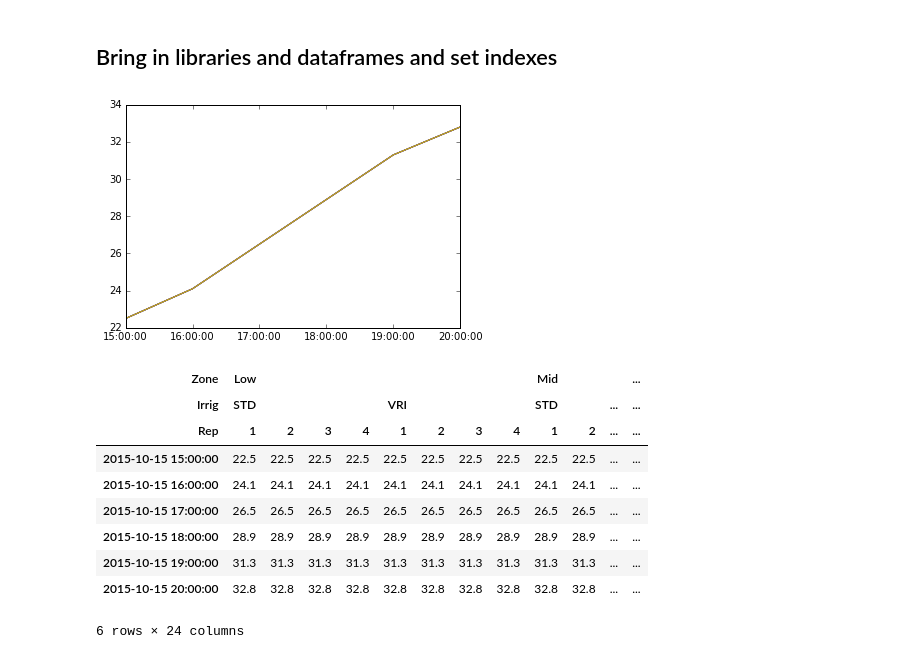
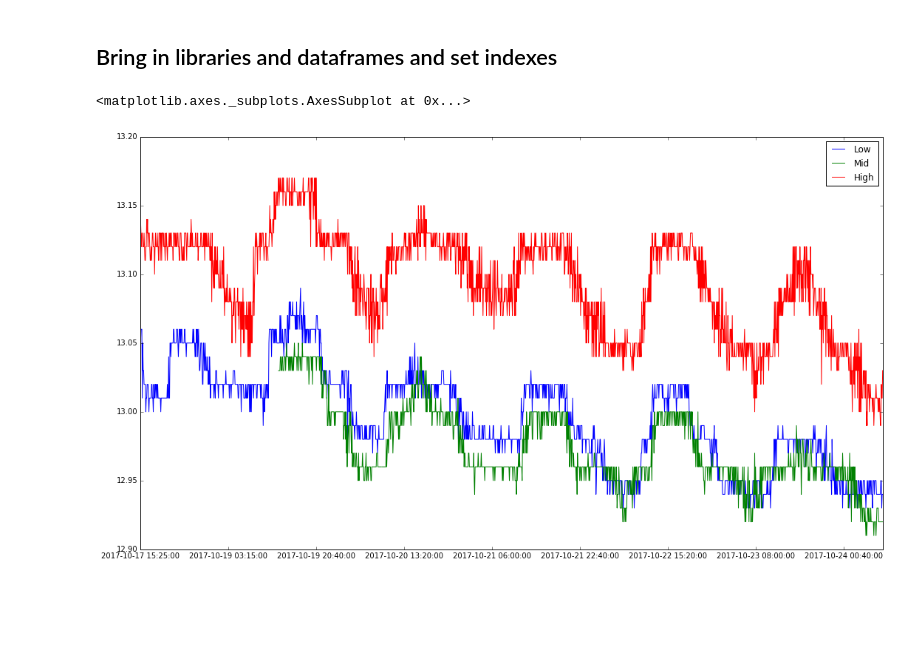
Before and after one commit to PlantandFoodResearch/MVI, a Jupyter notebook: RA1.3/GetIRRData.ipynb, the cells around one changed output. Drawn from its saved outputs; the diff is of its cells as text; code cells hidden in the pictures; blank space fills up the shorter version.

```diff
--- a/RA1.3/GetIRRData.ipynb
+++ b/RA1.3/GetIRRData.ipynb
@@ -6,6 +6,7 @@ import pandas as pd
 import numpy as np
 import matplotlib.pyplot as plt
 %matplotlib inline
+from datetime import timedelta
 
 #Get Experiment index
 Layout = pd.read_excel('K:\CPDiary\Data\BaxtersMVI\TrialLayout.xlsx',index_col='Plot')
@@ -16,7 +17,7 @@ LowWHCZoneIndex.ix[:,'Zone'] = [Layout.ix[x,'Zone'] for x in LowWHCZoneIndex.Plo
 LowWHCZoneIndex.ix[:,'Irrig'] = [Layout.ix[x,'Irrig'] for x in LowWHCZoneIndex.Plot]
 LowWHCZoneIndex.ix[:,'Rep'] = [Layout.ix[x,'Rep'] for x in LowWHCZoneIndex.Plot]
 #Get Data for Mid Zone
-LowWHCZoneData=pd.read_csv('K:\CPDiary\Data\BaxtersMVI\TestData\MockBaxtersLowWHCZone.dat', skiprows = [0,2,3], index_col = 0)
+LowWHCZoneData=pd.read_csv('K:\CPDiary\Data\BaxtersMVI\LoggedData\BaxtersLowWHCZone.dat', skiprows = [0,2,3], index_col = 0,na_values='NAN')
 #join Data with index
 LowWHCZoneDataTransposed = LowWHCZoneData.transpose()
 LowWHCZoneMerged = pd.concat([LowWHCZoneIndex,LowWHCZoneDataTransposed],axis=1)
@@ -26,6 +27,9 @@ LowWHCZoneMerged.set_index(['Measurement','Zone','Irrig','Rep'],inplace=True,dro
 LowWHCZoneAll = LowWHCZoneMerged.transpose()
 LowWHCZoneTs = LowWHCZoneAll.ix[7:,LowWHCZoneAll.ix['Measurement',:]=='IR_SurfaceTemp'].copy()
 LowWHCZoneTs.columns = LowWHCZoneTs.columns.droplevel(0)
+LowWHCZoneTb = LowWHCZoneAll.ix[7:,LowWHCZoneAll.ix['Measurement',:]=='IR_SensorBodyTemp'].copy()
+LowWHCZoneTb.columns = LowWHCZoneTb.columns.droplevel(0)
+LowWHCZoneBattery = LowWHCZoneAll.ix[:,'BatteryVoltage']
 
 #Set up index for Mid Zone
 MidWHCZoneIndex = pd.read_excel('K:\CPDiary\Data\BaxtersMVI\LoggedData\IndexFiles\BaxtersMidWHCZone.xlsx', index_col=0)
@@ -33,7 +37,7 @@ MidWHCZoneIndex.ix[:,'Zone'] = [Layout.ix[x,'Zone'] for x in MidWHCZoneIndex.Plo
 MidWHCZoneIndex.ix[:,'Irrig'] = [Layout.ix[x,'Irrig'] for x in MidWHCZoneIndex.Plot]
 MidWHCZoneIndex.ix[:,'Rep'] = [Layout.ix[x,'Rep'] for x in MidWHCZoneIndex.Plot]
 #Get Data for Mid Zone
-MidWHCZoneData=pd.read_csv('K:\CPDiary\Data\BaxtersMVI\TestData\MockBaxtersMidWHCZone.dat', skiprows = [0,2,3], index_col = 0)
+MidWHCZoneData=pd.read_csv('K:\CPDiary\Data\BaxtersMVI\LoggedData\BaxtersMidWHCZone.dat', skiprows = [0,2,3], index_col = 0, na_values='NAN')
 #join Data with index
 MidWHCZoneDataTransposed = MidWHCZoneData.transpose()
 MidWHCZoneMerged = pd.concat([MidWHCZoneIndex,MidWHCZoneDataTransposed],axis=1)
@@ -41,11 +45,14 @@ MidWHCZoneMerged = pd.concat([MidWHCZoneIndex,MidWHCZoneDataTransposed],axis=1)
 MidWHCZoneMerged.index.name = 'ColumnHeader'
 MidWHCZoneMerged.set_index(['Measurement','Zone','Irrig','Rep'],inplace=True,drop=False)
 MidWHCZoneAll = MidWHCZoneMerged.transpose()
-#MidWHCZoneAll.index = MidWHCZoneAll.index.to_datetime()
-MetData = MidWHCZoneAll.ix[7:,['AirTemp','RelativeHumidity','RadnMJ','RadnW','Rain','Wind']].copy()
+MetData = MidWHCZoneAll.ix[7:,['AirTemp','RelativeHumidity','RadnMJ','RadnW','Rain']].copy()
 MetData.columns = MetData.columns.droplevel([1,2,3])
+MetData.index = MetData.index.to_datetime()
 MidWHCZoneTs = MidWHCZoneAll.ix[7:,MidWHCZoneAll.ix['Measurement',:]=='IR_SurfaceTemp'].copy()
 MidWHCZoneTs.columns = MidWHCZoneTs.columns.droplevel(0)
+MidWHCZoneTb = MidWHCZoneAll.ix[7:,MidWHCZoneAll.ix['Measurement',:]=='IR_SensorBodyTemp'].copy()
+MidWHCZoneTb.columns = MidWHCZoneTb.columns.droplevel(0)
+MidWHCZoneBattery = MidWHCZoneAll.ix[:,'BatteryVoltage']
 
 #Set up index for High Zone
 HighWHCZoneIndex = pd.read_excel('K:\CPDiary\Data\BaxtersMVI\LoggedData\IndexFiles\BaxtersHighWHCZone.xlsx', index_col=0)
@@ -53,7 +60,7 @@ HighWHCZoneIndex.ix[:,'Zone'] = [Layout.ix[x,'Zone'] for x in HighWHCZoneIndex.P
 HighWHCZoneIndex.ix[:,'Irrig'] = [Layout.ix[x,'Irrig'] for x in HighWHCZoneIndex.Plot]
 HighWHCZoneIndex.ix[:,'Rep'] = [Layout.ix[x,'Rep'] for x in HighWHCZoneIndex.Plot]
 #Get Data for Mid Zone
-HighWHCZoneData=pd.read_csv('K:\CPDiary\Data\BaxtersMVI\TestData\MockBaxtersHighWHCZone.dat', skiprows = [0,2,3], index_col = 0)
+HighWHCZoneData=pd.read_csv('K:\CPDiary\Data\BaxtersMVI\LoggedData\BaxtersHighWHCZone.dat', skiprows = [0,2,3], index_col = 0,na_values='NAN')
 #join Data with index
 HighWHCZoneDataTransposed = HighWHCZoneData.transpose()
 HighWHCZoneMerged = pd.concat([HighWHCZoneIndex,HighWHCZoneDataTransposed],axis=1)
@@ -63,37 +70,44 @@ HighWHCZoneMerged.set_index(['Measurement','Zone','Irrig','Rep'],inplace=True,dr
 HighWHCZoneAll = HighWHCZoneMerged.transpose()
 HighWHCZoneTs = HighWHCZoneAll.ix[7:,HighWHCZoneAll.ix['Measurement',:]=='IR_SurfaceTemp'].copy()
 HighWHCZoneTs.columns = HighWHCZoneTs.columns.droplevel(0)
+HighWHCZoneTb = HighWHCZoneAll.ix[7:,HighWHCZoneAll.ix['Measurement',:]=='IR_SensorBodyTemp'].copy()
+HighWHCZoneTb.columns = HighWHCZoneTb.columns.droplevel(0)
+HighWHCZoneBattery = HighWHCZoneAll.ix[:,'BatteryVoltage']
 
 #Join everything together and get the formats all right
 Zones = ['Low','Mid','High']
 Irrigs = ['STD','VRI']
 Reps = [1,2,3,4]
+colors = ['r','r','g','g','b','b']
+lines = ['--','-','--','-','--','-']
 ExptIndex = pd.MultiIndex.from_product([Zones, Irrigs, Reps], names = ['Zone', 'Irrig', 'Rep'])
 SurfaceTemp = pd.DataFrame(index = LowWHCZoneTs.index, columns = ExptIndex)
 SurfaceTemp.update(LowWHCZoneTs)
 SurfaceTemp.update(MidWHCZoneTs)
 SurfaceTemp.update(HighWHCZoneTs)
 SurfaceTemp.index = SurfaceTemp.index.to_datetime()
+SurfaceTemp.dropna(inplace=True)
 for plot in SurfaceTemp.columns:
     SurfaceTemp.ix[:,plot] = pd.to_numeric(SurfaceTemp.ix[:,plot])
 HourlySurfaceTemp = SurfaceTemp.resample('H').mean()
 SurfaceTempMeans = HourlySurfaceTemp.groupby(level=['Zone','Irrig'],axis=1).mean()
+
+SensorTemp = pd.DataFrame(index = LowWHCZoneTb.index, columns = ExptIndex)
+SensorTemp.update(LowWHCZoneTb)
+SensorTemp.update(MidWHCZoneTb)
+SensorTemp.update(HighWHCZoneTb)
+SensorTemp.index = SensorTemp.index.to_datetime()
+SensorTemp.dropna(inplace=True)
+
+BatteryVoltage = pd.DataFrame(index = LowWHCZoneBattery.index,columns = ['Low','Mid','High'])
+BatteryVoltage.ix[:,'Low'] = LowWHCZoneBattery
+BatteryVoltage.ix[:,'Mid'] = MidWHCZoneBattery
+BatteryVoltage.ix[:,'High'] = HighWHCZoneBattery
+
+Today = datetime.datetime.now().date()
+Start = Today - timedelta(weeks=1)
-# %%
-for zone in Zones:
-    for irrig in Irrigs:
-        plt.plot(SurfaceTempMeans.ix[:,(zone,irrig)])
-# %% [output]
-[figure, removed]
-# %%
-HourlySurfaceTemp
-# %% [output]
-| Zone | Low |  |  |  |  |  |  |  | Mid |  |  | ... |
-| Irrig | STD |  |  |  | VRI |  |  |  | STD |  | ... | ... |
-| Rep | 1 | 2 | 3 | 4 | 1 | 2 | 3 | 4 | 1 | 2 | ... | ... |
-| 2015-10-15 15:00:00 | 22.5 | 22.5 | 22.5 | 22.5 | 22.5 | 22.5 | 22.5 | 22.5 | 22.5 | 22.5 | ... | ... |
-| 2015-10-15 16:00:00 | 24.1 | 24.1 | 24.1 | 24.1 | 24.1 | 24.1 | 24.1 | 24.1 | 24.1 | 24.1 | ... | ... |
-| 2015-10-15 17:00:00 | 26.5 | 26.5 | 26.5 | 26.5 | 26.5 | 26.5 | 26.5 | 26.5 | 26.5 | 26.5 | ... | ... |
-| 2015-10-15 18:00:00 | 28.9 | 28.9 | 28.9 | 28.9 | 28.9 | 28.9 | 28.9 | 28.9 | 28.9 | 28.9 | ... | ... |
-| 2015-10-15 19:00:00 | 31.3 | 31.3 | 31.3 | 31.3 | 31.3 | 31.3 | 31.3 | 31.3 | 31.3 | 31.3 | ... | ... |
-| 2015-10-15 20:00:00 | 32.8 | 32.8 | 32.8 | 32.8 | 32.8 | 32.8 | 32.8 | 32.8 | 32.8 | 32.8 | ... | ... |
-6 rows × 24 columns
+# %%
+BatteryVoltage.ix[7:].plot(figsize=(18,10))
+# %% [output]
+<matplotlib.axes._subplots.AxesSubplot at 0x...>
+[figure, added]
```
Also changed, not shown: parts of 2 cells of this notebook, 2 other files.
